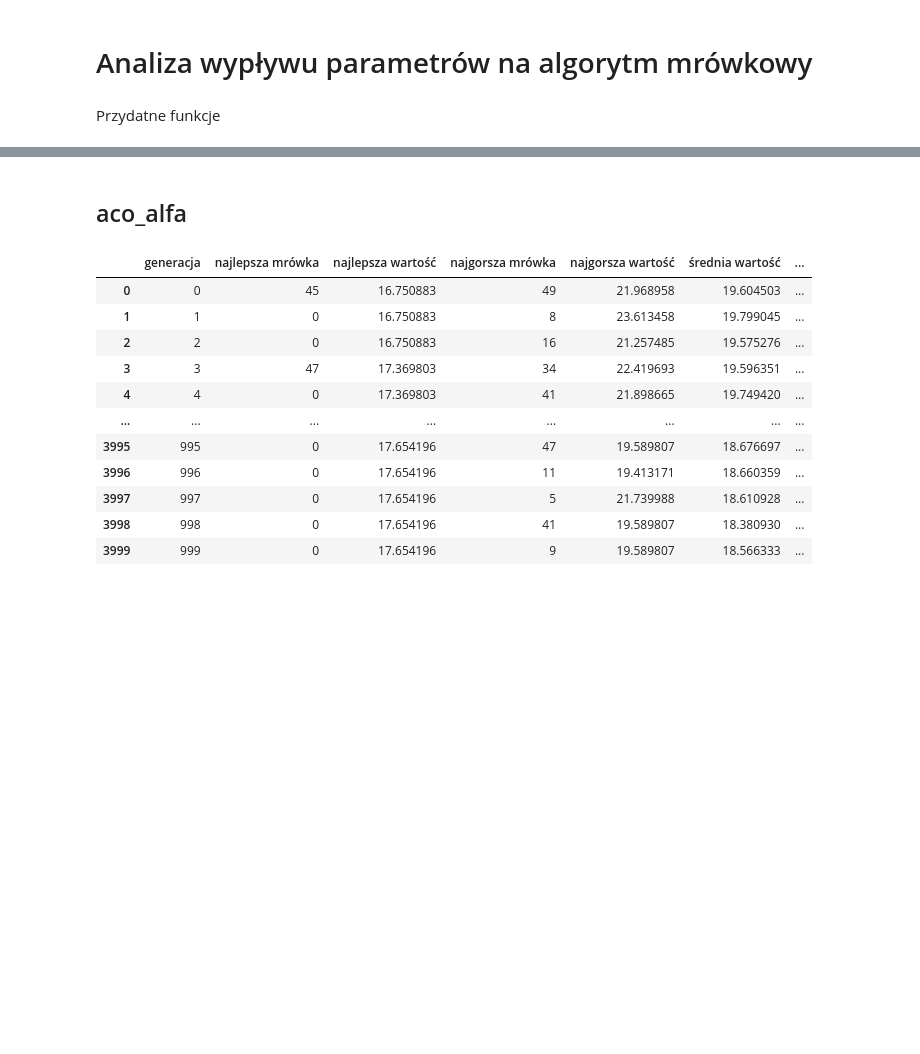
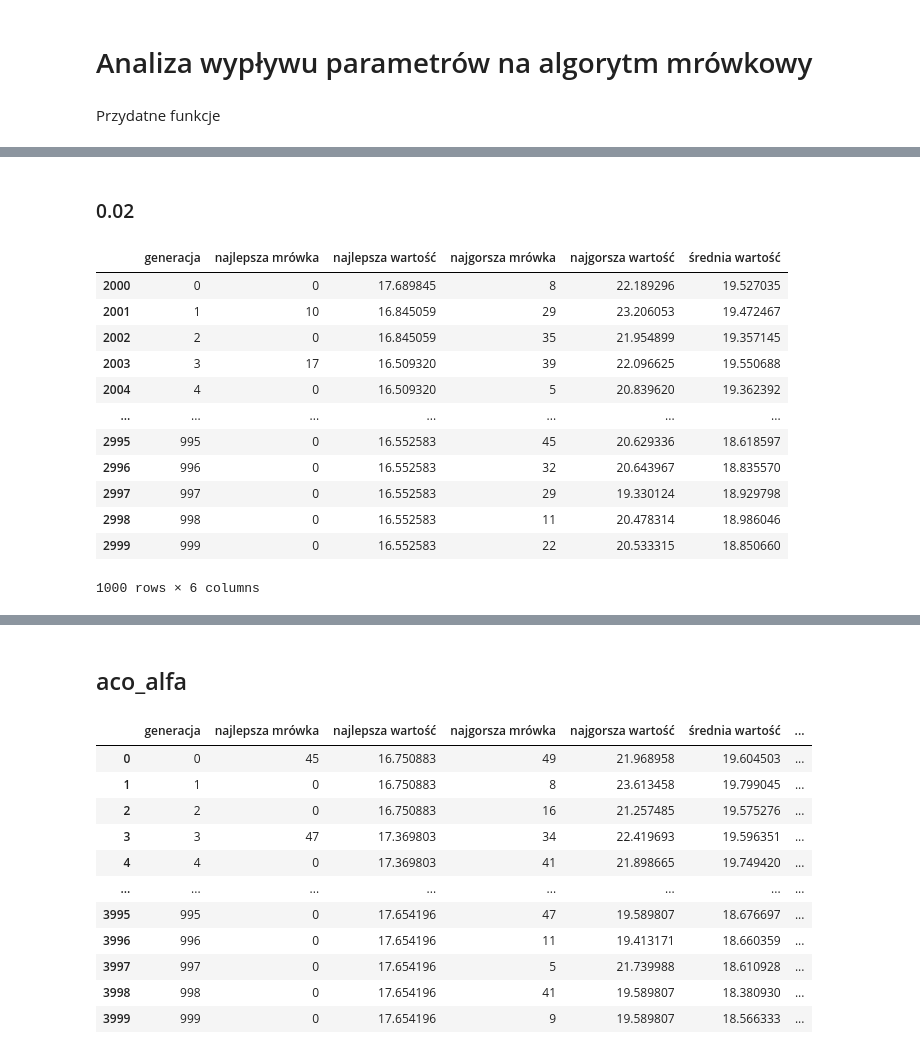
Before and after one commit to christopher-dabrowski/POSI-C4, a Jupyter notebook: Analiza danych.ipynb, the cells around one changed output, grey strips where cells are left out. Cells and saved outputs as stored; diff of their text form; code cells hidden in the pictures; blank space fills up the shorter version.

```diff
--- a/Analiza danych.ipynb
+++ b/Analiza danych.ipynb
@@ -82,0 +166,22 @@ def plot_single_parameters(df, name) -> go.Figure:
+# %% [markdown]
+### 0.02
+# %%
+df_aco_ro_02 = df_aco_ro.query('`wartość parametru` == 0.02').drop(['testowany parametr', 'wartość parametru'], axis=1)
+df = df_aco_ro_02
+name = 'aco_ro = 0.02'
+
+df
+# %% [output]
+|  | generacja | najlepsza mrówka | najlepsza wartość | najgorsza mrówka | najgorsza wartość | średnia wartość |
+| 2000 | 0 | 0 | 17.689845 | 8 | 22.189296 | 19.527035 |
+| 2001 | 1 | 10 | 16.845059 | 29 | 23.206053 | 19.472467 |
+| 2002 | 2 | 0 | 16.845059 | 35 | 21.954899 | 19.357145 |
+| 2003 | 3 | 17 | 16.509320 | 39 | 22.096625 | 19.550688 |
+| 2004 | 4 | 0 | 16.509320 | 5 | 20.839620 | 19.362392 |
+| ... | ... | ... | ... | ... | ... | ... |
+| 2995 | 995 | 0 | 16.552583 | 45 | 20.629336 | 18.618597 |
+| 2996 | 996 | 0 | 16.552583 | 32 | 20.643967 | 18.835570 |
+| 2997 | 997 | 0 | 16.552583 | 29 | 19.330124 | 18.929798 |
+| 2998 | 998 | 0 | 16.552583 | 11 | 20.478314 | 18.986046 |
+| 2999 | 999 | 0 | 16.552583 | 22 | 20.533315 | 18.850660 |
+1000 rows × 6 columns
```
Also changed, not shown: parts of 15 cells of this notebook, 1 other file.
